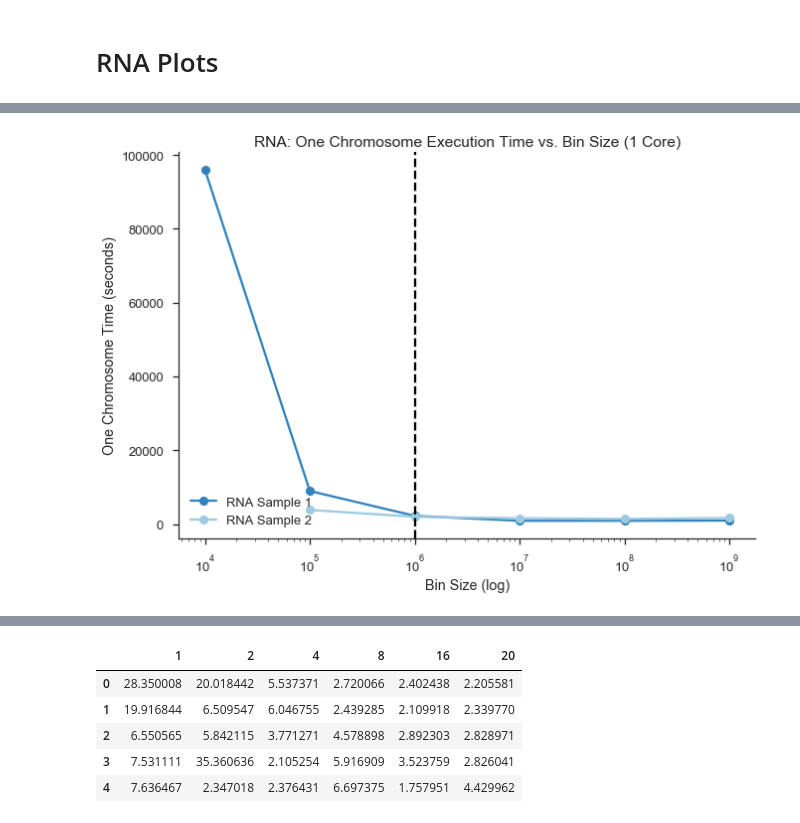
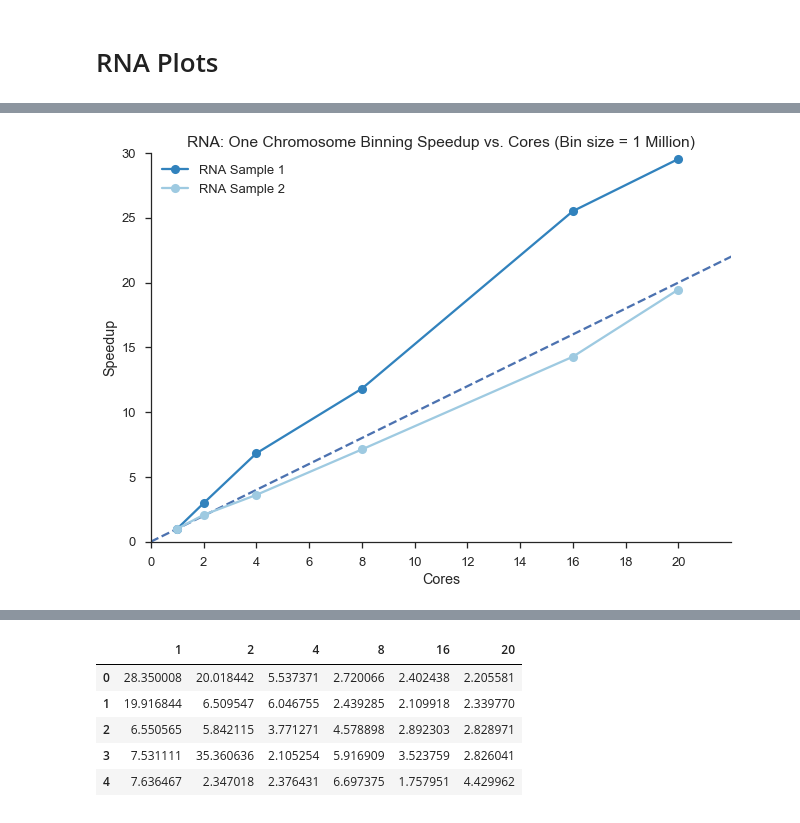
Before and after one commit to AndrewPaulLund/cs205project, a Jupyter notebook: notebooks/basic_parallel_timing_plots_RNA.ipynb, the cells around one changed output, grey strips where cells are left out. Drawn from its saved outputs; the diff is of its cells as text; code cells hidden in the pictures.

```diff
--- a/notebooks/basic_parallel_timing_plots_RNA.ipynb
+++ b/notebooks/basic_parallel_timing_plots_RNA.ipynb
@@ -756,14 +770,23 @@ sns.despine();
 # %%
-#plot time vs. bin size for 1 core execution
-plt.plot(bin_sizes, r1_totals_1c, '-o', c = '#3182bd', label='RNA Sample 1')
-plt.plot(r2_bin_sizes, r2_totals_1c, '-o', c = '#9ecae1', label = 'RNA Sample 2')
-# plt.xscale('log')
-plt.title('RNA: One Chromosome Execution Time vs. Bin Size (1 Core)')
-plt.xlabel('Bin Size (log)')
-plt.ylabel('One Chromosome Time (seconds)')
-plt.legend(loc = 'lower left')
-plt.xscale('log')
-plt.axvline(1000000, c = 'k', linestyle='dashed')
+#calculate speedup
+r1_speedup = [r1_totals_1m[0]/p for p in r1_totals_1m]
+r2_speedup = [r2_totals_1m[0]/p for p in r2_totals_1m]
+
+# add diagonal line
+x = [0, 24]
+y = [0, 24]
+plt.plot(x, y, '--')
+
+#plot time vs. cores for bin size = 1000000
+plt.plot(cores_1m, r1_speedup, '-o', c = '#3182bd', label='RNA Sample 1')
+plt.plot(cores_1m, r2_speedup, '-o', c = '#9ecae1', label='RNA Sample 2')
+plt.title('RNA: One Chromosome Binning Speedup vs. Cores (Bin size = 1 Million)')
+plt.xlabel('Cores')
+plt.ylabel('Speedup')
+plt.legend(loc = 'upper left')
+plt.xticks([0, 2, 4, 6, 8, 10, 12, 14, 16, 18, 20])
+plt.xlim(0,22)
+plt.ylim(0,30)
 sns.despine();
 # %% [output]
-[figure, old version]
+[figure, new version]
```
Also changed, not shown: parts of 3 cells of this notebook, 6 other files.
